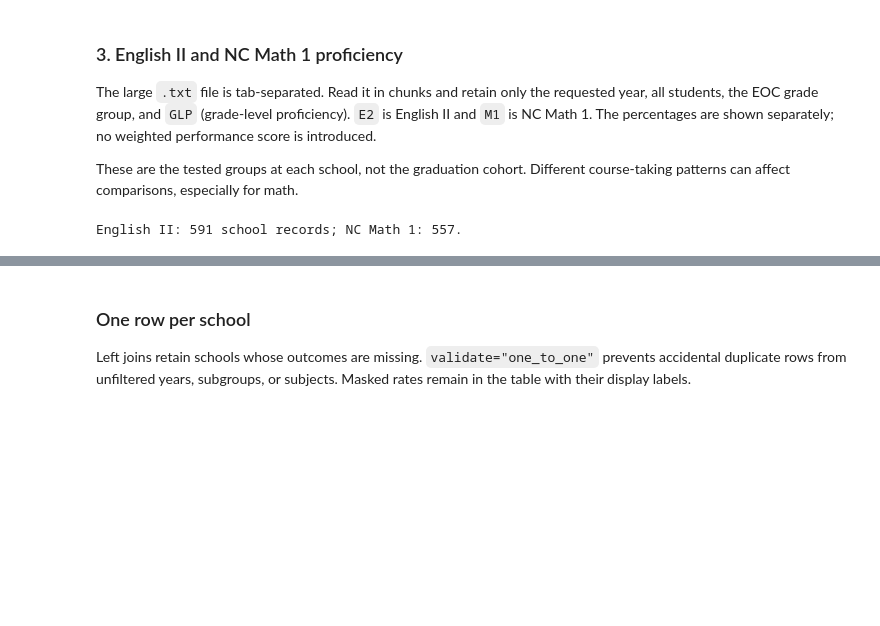
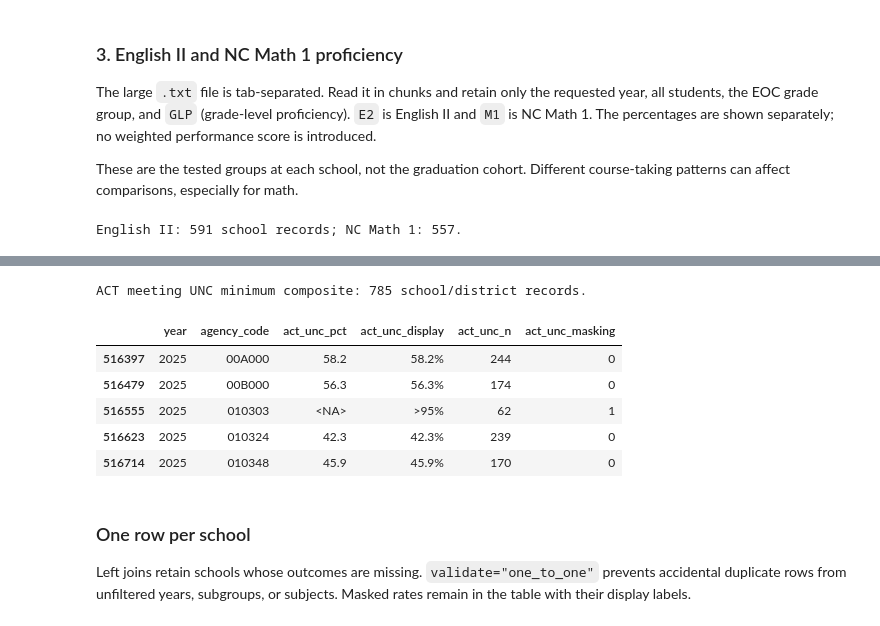
Before and after one commit to k1ngkevin/carolina-data-challenge-26, a Jupyter notebook: main.ipynb, the cells around one changed output, grey strips where cells are left out. Cells and saved outputs as stored; diff of their text form; code cells hidden in the pictures; blank space fills up the shorter version.

```diff
--- a/main.ipynb
+++ b/main.ipynb
@@ -160,3 +166,21 @@ English II: 591 school records; NC Math 1: 557.
+# %%
+act_raw = read_report("rcd_acc_act.xlsx")
+act_selected = act_raw.loc[
+    act_raw["year"].eq(str(YEAR))
+    & act_raw["subject"].eq("ACCO")
+    & act_raw["subgroup"].eq("ALL")
+].copy()
+act_df = prepare_rate(act_selected, "act_unc")
+print(f"ACT meeting UNC minimum composite: {len(act_df)} school/district records.")
+display(act_df.head())
+# %% [output]
+ACT meeting UNC minimum composite: 785 school/district records.
+|  | year | agency_code | act_unc_pct | act_unc_display | act_unc_n | act_unc_masking |
+| 516397 | 2025 | 00A000 | 58.2 | 58.2% | 244 | 0 |
+| 516479 | 2025 | 00B000 | 56.3 | 56.3% | 174 | 0 |
+| 516555 | 2025 | 010303 | <NA> | >95% | 62 | 1 |
+| 516623 | 2025 | 010324 | 42.3 | 42.3% | 239 | 0 |
+| 516714 | 2025 | 010348 | 45.9 | 45.9% | 170 | 0 |
 # %% [markdown]
 ### One row per school
 
```
Also changed, not shown: parts of 14 cells of this notebook, 3 other files.
